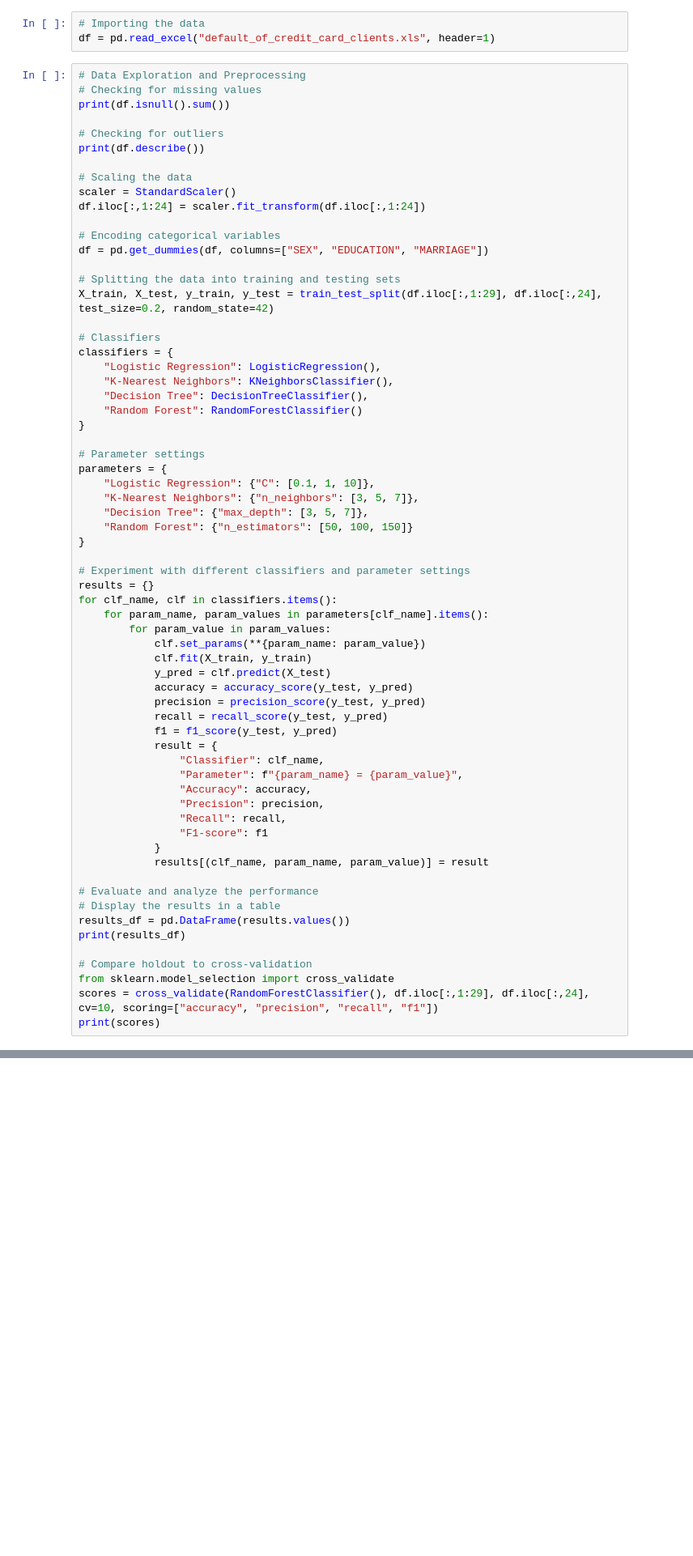
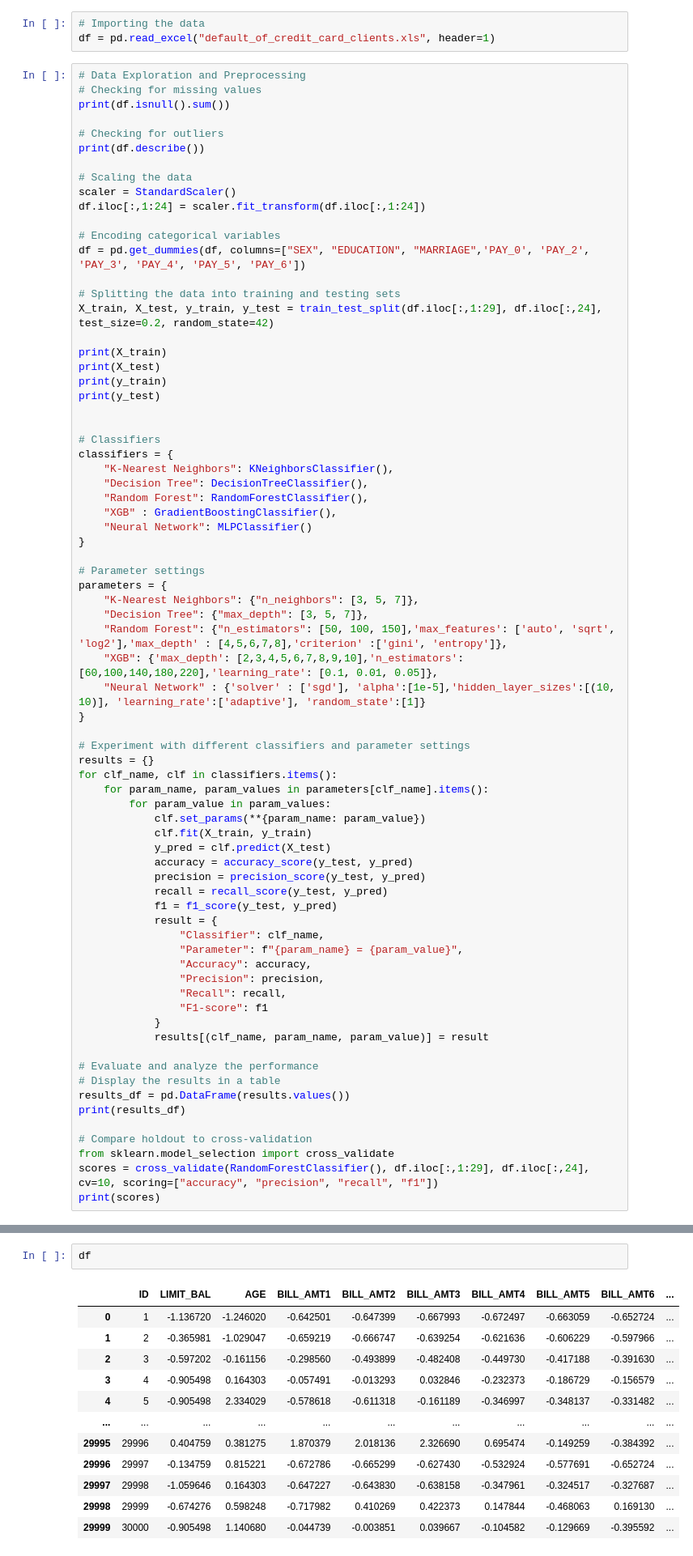
Before and after one commit to KilianPrvst/machine_learning, a Jupyter notebook: default_test.ipynb, the cells around one changed output, grey strips where cells are left out. Shown at 81% size. Drawn from its saved outputs; the diff is of its cells as text; blank space fills up the shorter version.

```diff
--- a/default_test.ipynb
+++ b/default_test.ipynb
@@ -23,25 +25,33 @@ scaler = StandardScaler()
 df.iloc[:,1:24] = scaler.fit_transform(df.iloc[:,1:24])
 
 # Encoding categorical variables
-df = pd.get_dummies(df, columns=["SEX", "EDUCATION", "MARRIAGE"])
+df = pd.get_dummies(df, columns=["SEX", "EDUCATION", "MARRIAGE",'PAY_0', 'PAY_2', 'PAY_3', 'PAY_4', 'PAY_5', 'PAY_6'])
 
 # Splitting the data into training and testing sets
 X_train, X_test, y_train, y_test = train_test_split(df.iloc[:,1:29], df.iloc[:,24], test_size=0.2, random_state=42)
 
+print(X_train)
+print(X_test)
+print(y_train)
+print(y_test)
+
+
 # Classifiers
 classifiers = {
-    "Logistic Regression": LogisticRegression(),
     "K-Nearest Neighbors": KNeighborsClassifier(),
     "Decision Tree": DecisionTreeClassifier(),
-    "Random Forest": RandomForestClassifier()
+    "Random Forest": RandomForestClassifier(),
+    "XGB" : GradientBoostingClassifier(),
+    "Neural Network": MLPClassifier()
 }
 
 # Parameter settings
 parameters = {
-    "Logistic Regression": {"C": [0.1, 1, 10]},
     "K-Nearest Neighbors": {"n_neighbors": [3, 5, 7]},
     "Decision Tree": {"max_depth": [3, 5, 7]},
-    "Random Forest": {"n_estimators": [50, 100, 150]}
+    "Random Forest": {"n_estimators": [50, 100, 150],'max_features': ['auto', 'sqrt', 'log2'],'max_depth' : [4,5,6,7,8],'criterion' :['gini', 'entropy']},
+    "XGB": {'max_depth': [2,3,4,5,6,7,8,9,10],'n_estimators': [60,100,140,180,220],'learning_rate': [0.1, 0.01, 0.05]},
+    "Neural Network" : {'solver' : ['sgd'], 'alpha':[1e-5],'hidden_layer_sizes':[(10, 10)], 'learning_rate':['adaptive'], 'random_state':[1]}
 }
 
 # Experiment with different classifiers and parameter settings
@@ -117,0 +123,15 @@ max    528666.000000                    1.000000
+# %%
+df
+# %% [output]
+|  | ID | LIMIT_BAL | AGE | BILL_AMT1 | BILL_AMT2 | BILL_AMT3 | BILL_AMT4 | BILL_AMT5 | BILL_AMT6 | ... |
+| 0 | 1 | -1.136720 | -1.246020 | -0.642501 | -0.647399 | -0.667993 | -0.672497 | -0.663059 | -0.652724 | ... |
+| 1 | 2 | -0.365981 | -1.029047 | -0.659219 | -0.666747 | -0.639254 | -0.621636 | -0.606229 | -0.597966 | ... |
+| 2 | 3 | -0.597202 | -0.161156 | -0.298560 | -0.493899 | -0.482408 | -0.449730 | -0.417188 | -0.391630 | ... |
+| 3 | 4 | -0.905498 | 0.164303 | -0.057491 | -0.013293 | 0.032846 | -0.232373 | -0.186729 | -0.156579 | ... |
+| 4 | 5 | -0.905498 | 2.334029 | -0.578618 | -0.611318 | -0.161189 | -0.346997 | -0.348137 | -0.331482 | ... |
+| ... | ... | ... | ... | ... | ... | ... | ... | ... | ... | ... |
+| 29995 | 29996 | 0.404759 | 0.381275 | 1.870379 | 2.018136 | 2.326690 | 0.695474 | -0.149259 | -0.384392 | ... |
+| 29996 | 29997 | -0.134759 | 0.815221 | -0.672786 | -0.665299 | -0.627430 | -0.532924 | -0.577691 | -0.652724 | ... |
+| 29997 | 29998 | -1.059646 | 0.164303 | -0.647227 | -0.643830 | -0.638158 | -0.347961 | -0.324517 | -0.327687 | ... |
+| 29998 | 29999 | -0.674276 | 0.598248 | -0.717982 | 0.410269 | 0.422373 | 0.147844 | -0.468063 | 0.169130 | ... |
+| 29999 | 30000 | -0.905498 | 1.140680 | -0.044739 | -0.003851 | 0.039667 | -0.104582 | -0.129669 | -0.395592 | ... |
```
Also changed, not shown: parts of 3 cells of this notebook, 8 other files.
